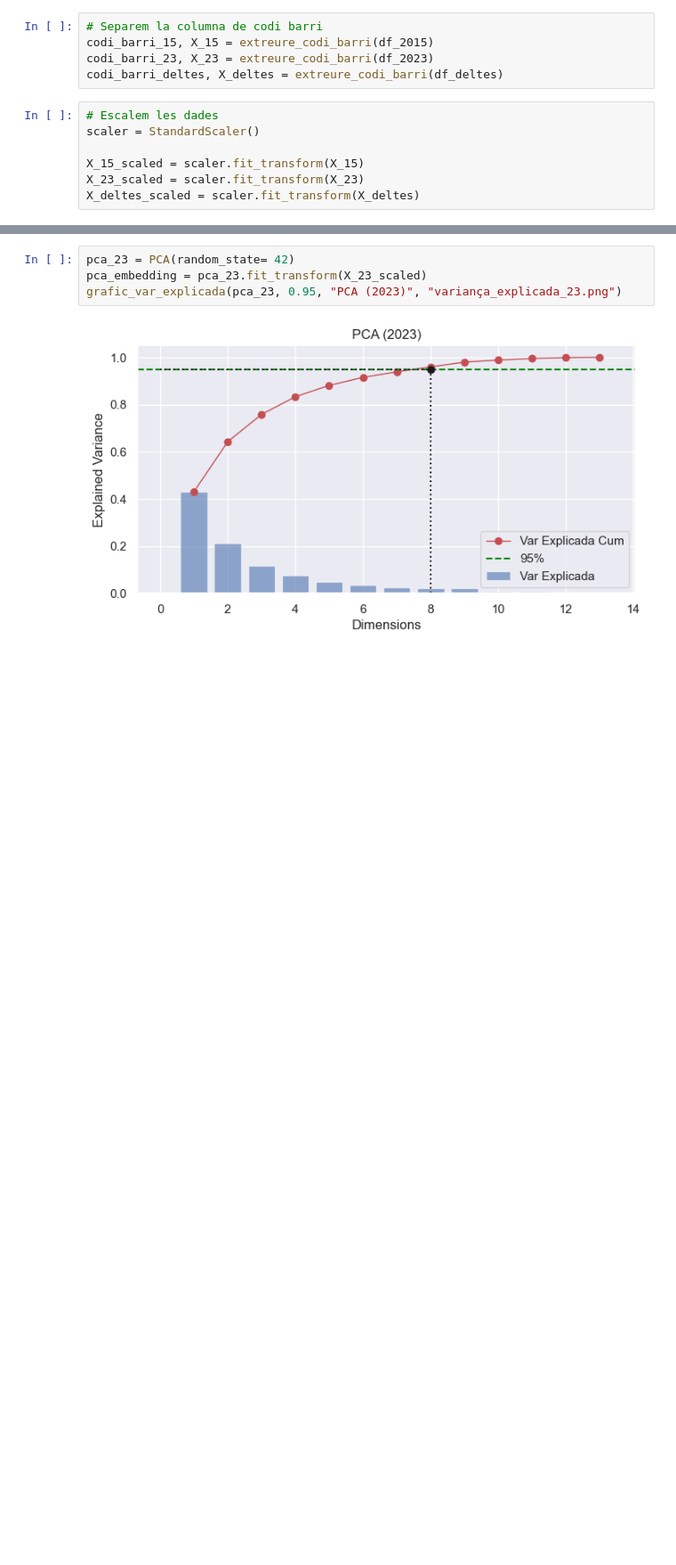
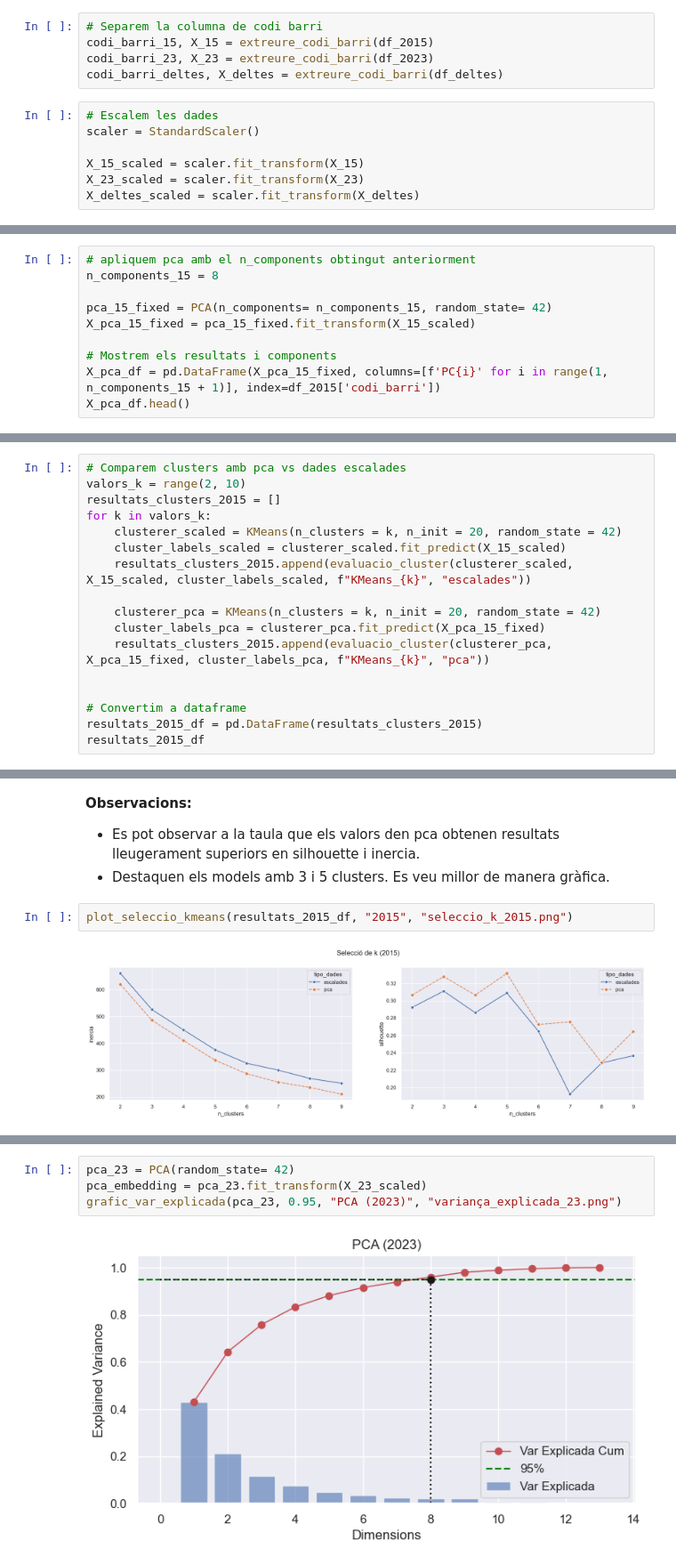
Before and after one commit to joseprau/tfm_gentrificacio_bcn, a Jupyter notebook: notebooks/modelling.ipynb, the cells around one changed output, grey strips where cells are left out. Shown at 89% size. Drawn from its saved outputs; the diff is of its cells as text; blank space fills up the shorter version.

```diff
--- a/notebooks/modelling.ipynb
+++ b/notebooks/modelling.ipynb
@@ -125,0 +143,10 @@ grafic_var_explicada(pca_15, 0.95, "PCA (2015)", "variança_explicada_15.png")
+# %%
+# apliquem pca amb el n_components obtingut anteriorment
+n_components_15 = 8
+
+pca_15_fixed = PCA(n_components= n_components_15, random_state= 42)
+X_pca_15_fixed = pca_15_fixed.fit_transform(X_15_scaled)
+
+# Mostrem els resultats i components
+X_pca_df = pd.DataFrame(X_pca_15_fixed, columns=[f'PC{i}' for i in range(1, n_components_15 + 1)], index=df_2015['codi_barri'])
+X_pca_df.head()
@@ -125,0 +161,17 @@ grafic_var_explicada(pca_15, 0.95, "PCA (2015)", "variança_explicada_15.png")
+# %%
+# Comparem clusters amb pca vs dades escalades
+valors_k = range(2, 10)
+resultats_clusters_2015 = []
+for k in valors_k:
+    clusterer_scaled = KMeans(n_clusters = k, n_init = 20, random_state = 42)
+    cluster_labels_scaled = clusterer_scaled.fit_predict(X_15_scaled)
+    resultats_clusters_2015.append(evaluacio_cluster(clusterer_scaled, X_15_scaled, cluster_labels_scaled, f"KMeans_{k}", "escalades"))
+
+    clusterer_pca = KMeans(n_clusters = k, n_init = 20, random_state = 42)
+    cluster_labels_pca = clusterer_pca.fit_predict(X_pca_15_fixed)
+    resultats_clusters_2015.append(evaluacio_cluster(clusterer_pca, X_pca_15_fixed, cluster_labels_pca, f"KMeans_{k}", "pca"))
+
+
+# Convertim a dataframe
+resultats_2015_df = pd.DataFrame(resultats_clusters_2015)
+resultats_2015_df
@@ -125,0 +196,9 @@ grafic_var_explicada(pca_15, 0.95, "PCA (2015)", "variança_explicada_15.png")
+# %% [markdown]
+**Observacions:**
+- Es pot observar a la taula que els valors den pca obtenen resultats lleugerament superiors en silhouette i inercia.
+- Destaquen els models amb 3 i 5 clusters.
+Es veu millor de manera gràfica.
+# %%
+plot_seleccio_kmeans(resultats_2015_df, "2015", "seleccio_k_2015.png")
+# %% [output]
+[figure, added]
```
Also changed, not shown: parts of 13 cells of this notebook, 2 other files.
